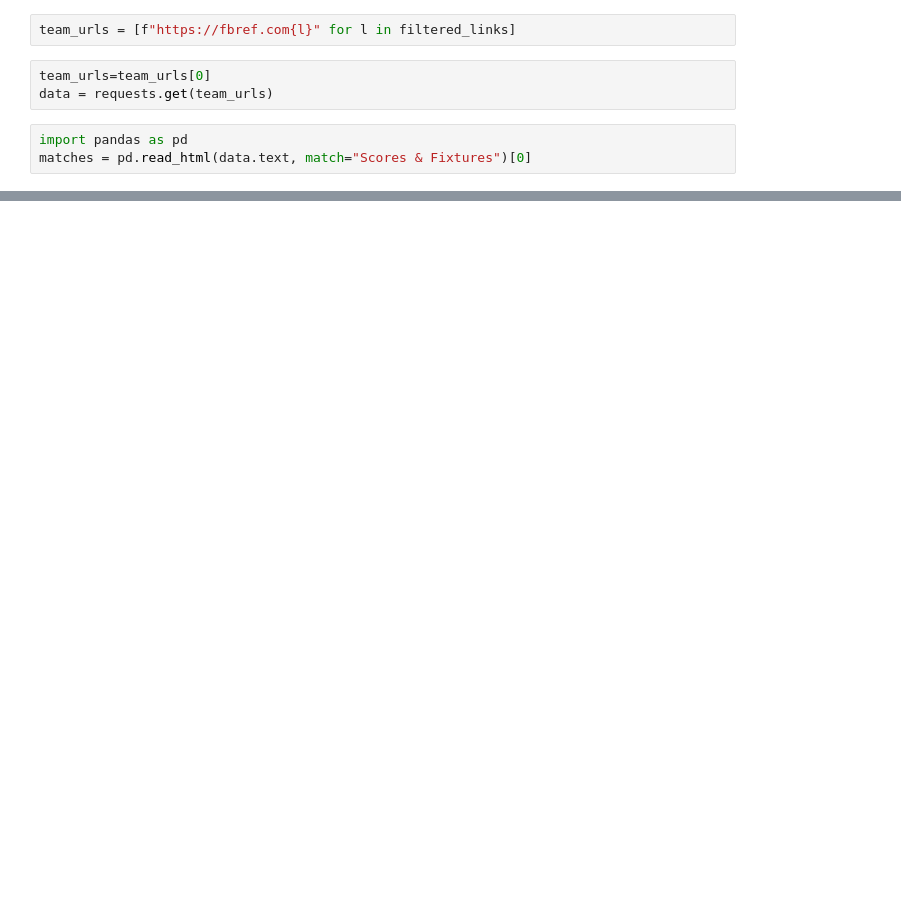
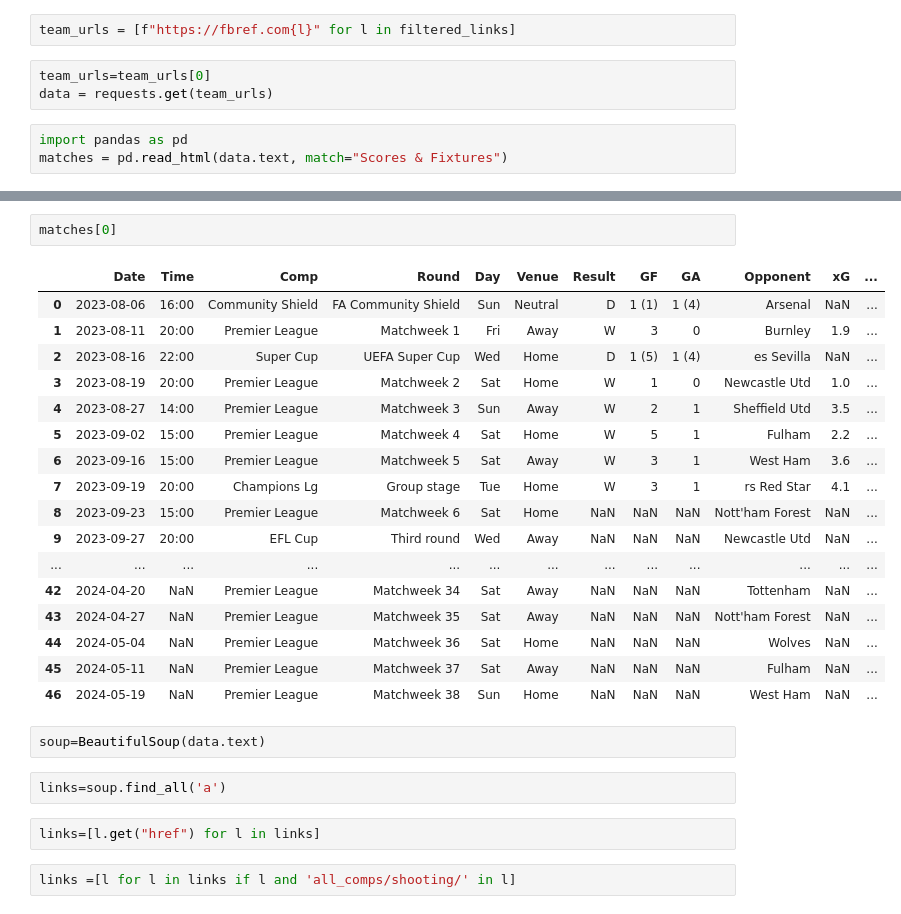
Before and after one commit to Ramotshela/scraping, a Jupyter notebook: web scraping/football.ipynb, the cells around one changed output, grey strips where cells are left out. Drawn from its saved outputs; the diff is of its cells as text; blank space fills up the shorter version.

```diff
--- a/web scraping/football.ipynb
+++ b/web scraping/football.ipynb
@@ -55,4 +55,4 @@ team_urls=team_urls[0]
 data = requests.get(team_urls)
 # %%
 import pandas as pd
-matches = pd.read_html(data.text, match="Scores & Fixtures")[0]
+matches = pd.read_html(data.text, match="Scores & Fixtures")
@@ -63,0 +59,28 @@ ImportError: lxml not found, please install it
+# %%
+matches[0]
+# %% [output]
+|  | Date | Time | Comp | Round | Day | Venue | Result | GF | GA | Opponent | xG | ... |
+| 0 | 2023-08-06 | 16:00 | Community Shield | FA Community Shield | Sun | Neutral | D | 1 (1) | 1 (4) | Arsenal | NaN | ... |
+| 1 | 2023-08-11 | 20:00 | Premier League | Matchweek 1 | Fri | Away | W | 3 | 0 | Burnley | 1.9 | ... |
+| 2 | 2023-08-16 | 22:00 | Super Cup | UEFA Super Cup | Wed | Home | D | 1 (5) | 1 (4) | es Sevilla | NaN | ... |
+| 3 | 2023-08-19 | 20:00 | Premier League | Matchweek 2 | Sat | Home | W | 1 | 0 | Newcastle Utd | 1.0 | ... |
+| 4 | 2023-08-27 | 14:00 | Premier League | Matchweek 3 | Sun | Away | W | 2 | 1 | Sheffield Utd | 3.5 | ... |
+| 5 | 2023-09-02 | 15:00 | Premier League | Matchweek 4 | Sat | Home | W | 5 | 1 | Fulham | 2.2 | ... |
+| 6 | 2023-09-16 | 15:00 | Premier League | Matchweek 5 | Sat | Away | W | 3 | 1 | West Ham | 3.6 | ... |
+| 7 | 2023-09-19 | 20:00 | Champions Lg | Group stage | Tue | Home | W | 3 | 1 | rs Red Star | 4.1 | ... |
+| 8 | 2023-09-23 | 15:00 | Premier League | Matchweek 6 | Sat | Home | NaN | NaN | NaN | Nott'ham Forest | NaN | ... |
+| 9 | 2023-09-27 | 20:00 | EFL Cup | Third round | Wed | Away | NaN | NaN | NaN | Newcastle Utd | NaN | ... |
+| ... | ... | ... | ... | ... | ... | ... | ... | ... | ... | ... | ... | ... |
+| 42 | 2024-04-20 | NaN | Premier League | Matchweek 34 | Sat | Away | NaN | NaN | NaN | Tottenham | NaN | ... |
+| 43 | 2024-04-27 | NaN | Premier League | Matchweek 35 | Sat | Away | NaN | NaN | NaN | Nott'ham Forest | NaN | ... |
+| 44 | 2024-05-04 | NaN | Premier League | Matchweek 36 | Sat | Home | NaN | NaN | NaN | Wolves | NaN | ... |
+| 45 | 2024-05-11 | NaN | Premier League | Matchweek 37 | Sat | Away | NaN | NaN | NaN | Fulham | NaN | ... |
+| 46 | 2024-05-19 | NaN | Premier League | Matchweek 38 | Sun | Home | NaN | NaN | NaN | West Ham | NaN | ... |
+# %%
+soup=BeautifulSoup(data.text)
+# %%
+links=soup.find_all('a')
+# %%
+links=[l.get("href") for l in links]
+# %%
+links =[l for l in links if l and 'all_comps/shooting/' in l]
```
Also changed, not shown: parts of 17 cells of this notebook.
